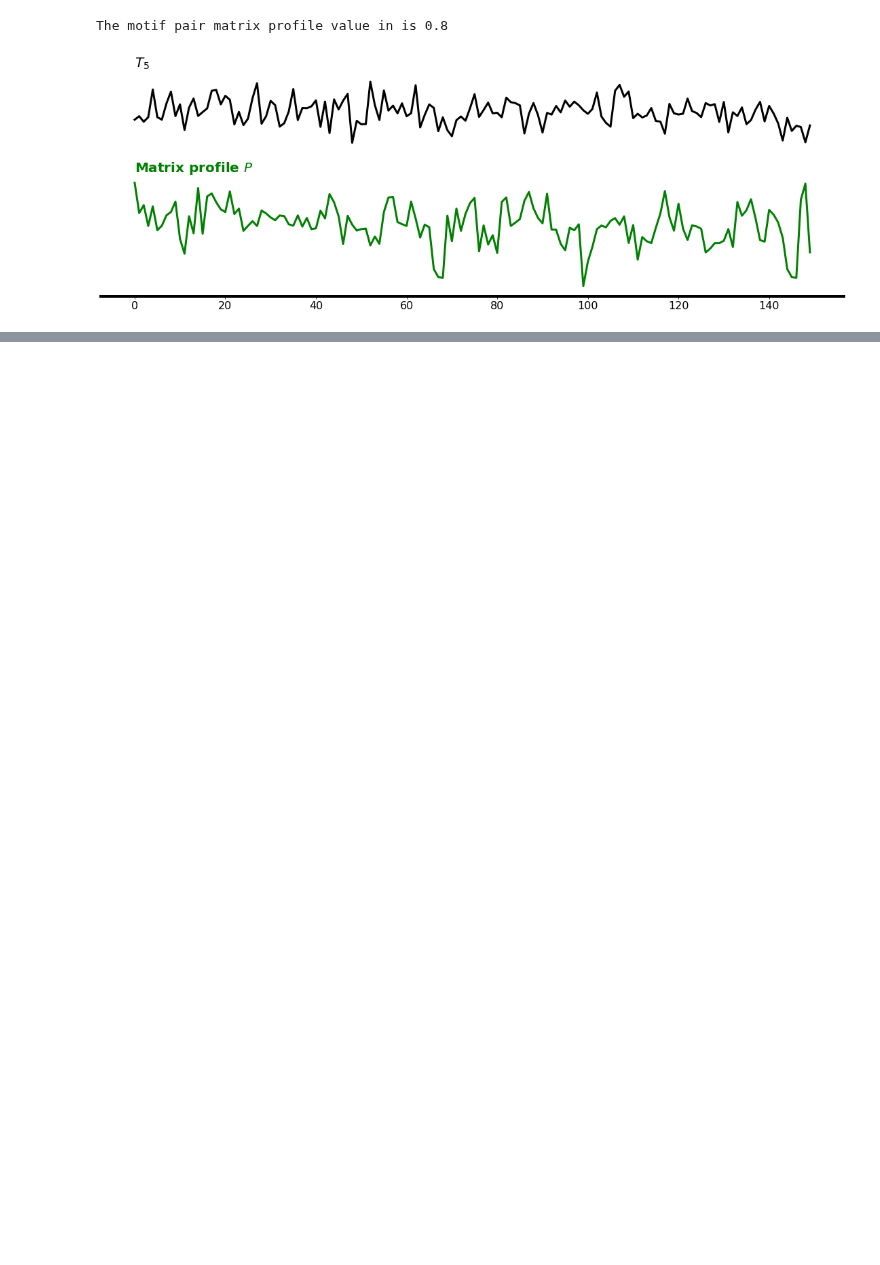
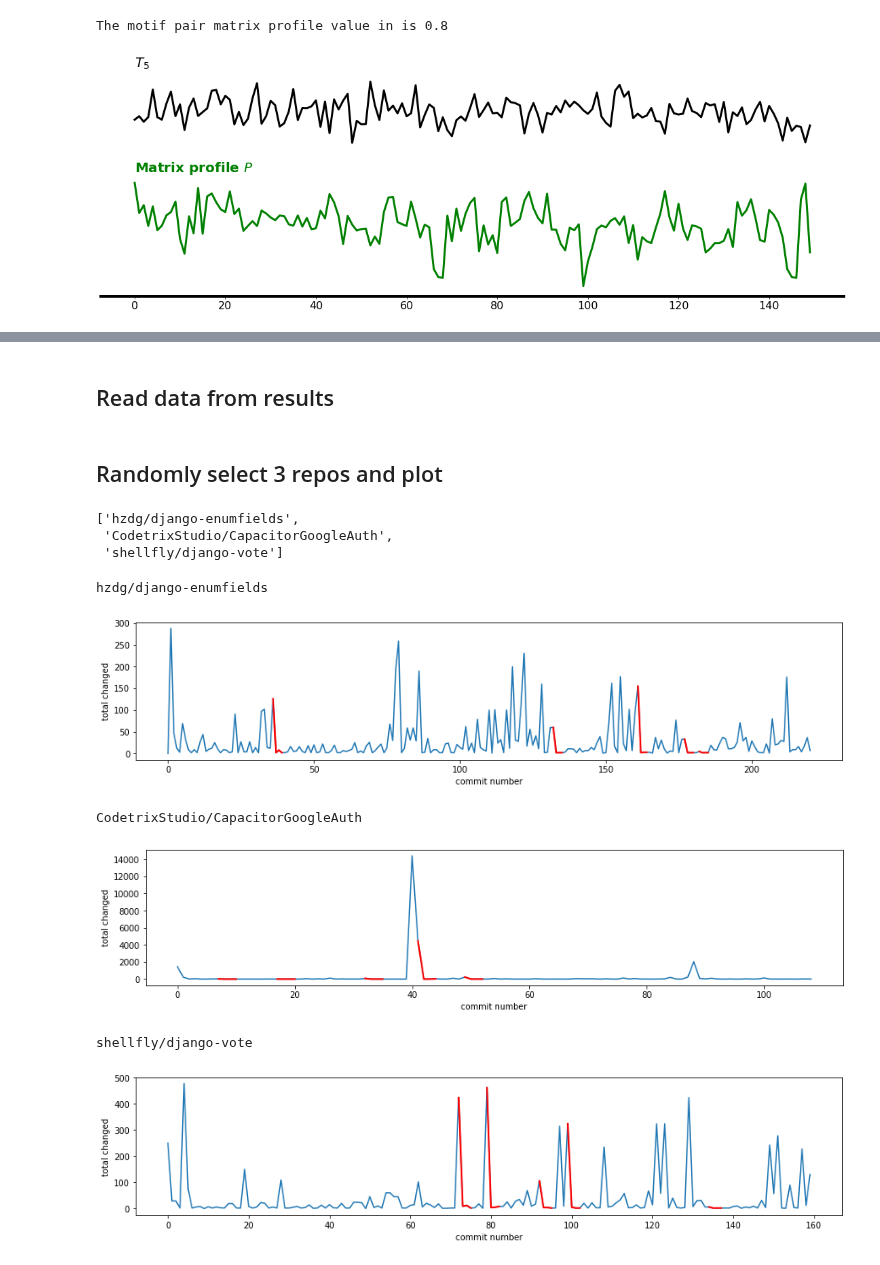
Before and after one commit to Gci04/tom-pattern-recognition, a Jupyter notebook: Notebooks/paperPlots.ipynb, the cells around one changed output, grey strips where cells are left out. Saved outputs shown, nothing was run; the diff lists cells and outputs as text; code cells hidden in the pictures; blank space fills up the shorter version.

Commit message:
Results plots

```diff
--- a/Notebooks/paperPlots.ipynb
+++ b/Notebooks/paperPlots.ipynb
@@ -25,5 +25,5 @@ import numpy as np
 import plotly.express as px
 import pandas as pd
 # %%
-all_data = get_data()
+all_data = get_data(target_metrics=['total_removed', 'total_added', 'total_changed'])
 # %% [output]
@@ -106,8 +75,41 @@ plt.show()
-# %%
-from sklearn.preprocessing import MinMaxScaler
-for i in list(all_data.keys())[10:15]:
-    a = all_data[i].get('total_changed')[:80]
-    res = np.abs(MinMaxScaler().fit_transform(a.reshape(-1,1))).reshape(-1,1)
-    plt.plot(np.arange(80), res, label = "line 1")
-
-plt.show()
+# %% [markdown]
+## Read data from results
+# %%
+import json, random
+
+json_data = None
+data = None
+target_metric = 'total_changed'
+with open(f'../results/{target_metric}_result.json') as f:
+        data = f.read()
+        json_data = json.loads(data)
+# %% [markdown]
+## Randomly select 3 repos and plot
+# %%
+selected = random.sample(json_data.get('4').keys(),3)
+selected
+# %% [output]
+['hzdg/django-enumfields',
+ 'CodetrixStudio/CapacitorGoogleAuth',
+ 'shellfly/django-vote']
+# %%
+for i, key in enumerate(selected):
+    print(key)
+    y = all_data[key].get(target_metric)
+    plt.figure(figsize=(15, 3))
+    plt.plot(np.arange(len(y)), y)
+    for pos, val in json_data.get('4').get(key).items():
+        start_idx = np.where(all_data[key]['time_stamps'] == pd.to_datetime(val[0]))[0][0]
+        yy = all_data[key][target_metric][start_idx:start_idx+4]
+        plt.plot(np.arange(start_idx,start_idx+len(yy)),yy, c='red', linewidth=2)
+    plt.xlabel('commit number')
+    plt.ylabel(target_metric.replace('_',' '))
+    plt.savefig(f'plots/patten_example{i+1}.eps',bbox_inches='tight')
+    plt.show()
+# %% [output]
+hzdg/django-enumfields
+[figure, added]
+CodetrixStudio/CapacitorGoogleAuth
+[figure, added]
+shellfly/django-vote
+[figure, added]
```
Also changed, not shown: parts of 3 cells of this notebook, 5 other files.
